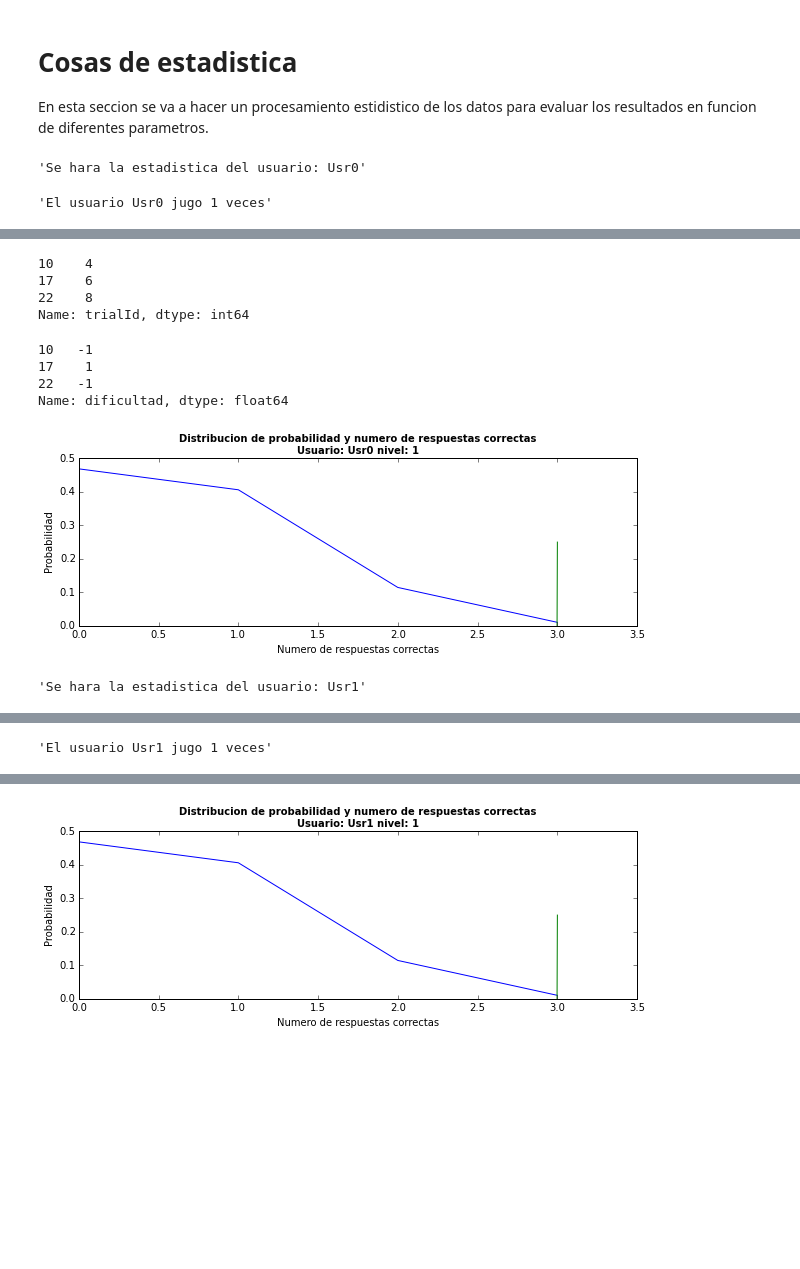
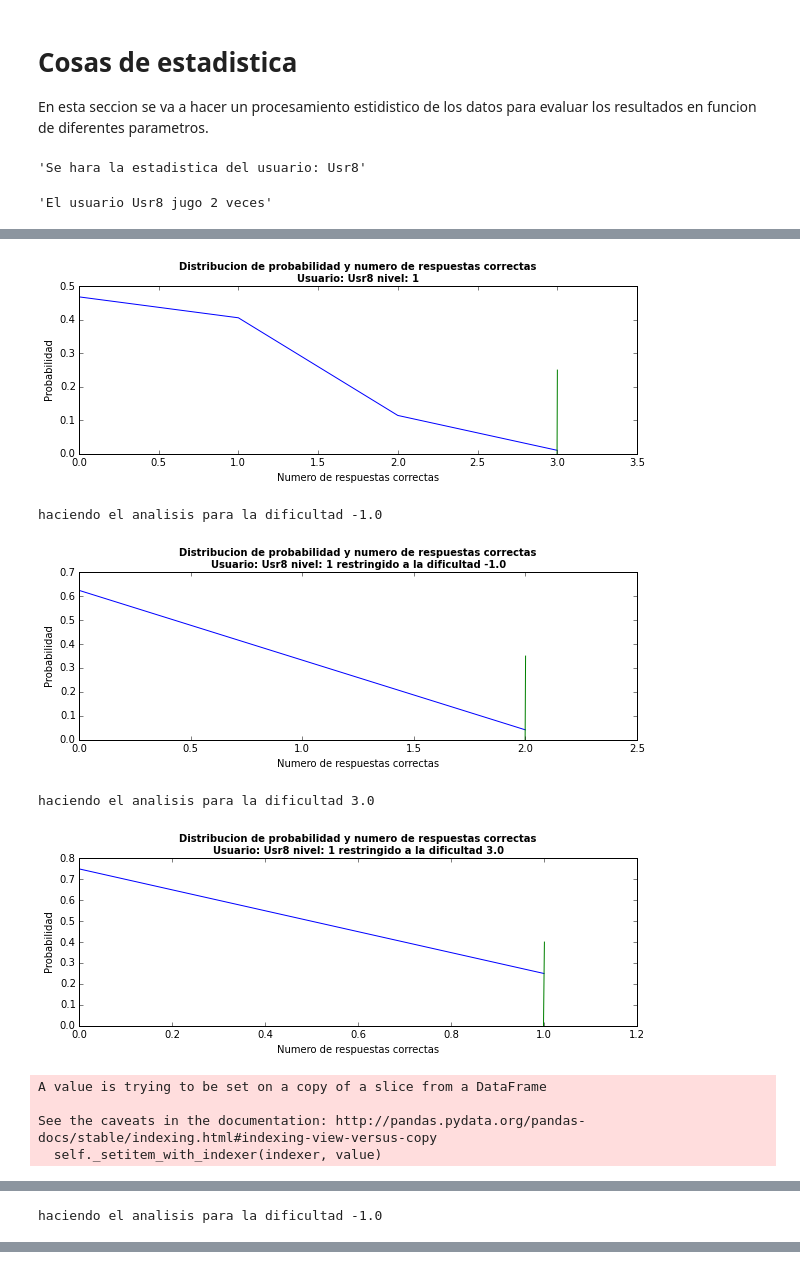
Before and after one commit to IoniUTDT/IPyVisound, a Jupyter notebook: Visound - analisis grafico.ipynb, the cells around one changed output, grey strips where cells are left out. Drawn from its saved outputs; the diff is of its cells as text; code cells hidden in the pictures; blank space fills up the shorter version.

```diff
--- a/Visound - analisis grafico.ipynb
+++ b/Visound - analisis grafico.ipynb
@@ -42,6 +54,8 @@ En esta seccion se va a hacer un procesamiento estidistico de los datos para eva
 from Scripts import fechaLocal
 from Scripts import makeHistogramaTrials
 from Scripts import distribucionDeProbabilidadRandom
+from Scripts import findTrueFirstTouch
+
 import matplotlib.pyplot as plt
 import pandas as pd
 
@@ -60,15 +74,24 @@ for usuario in touchs['Alias'].unique():
             levelInfo = touchsLevel.iloc[0]
             touchsLevelTest = touchsLevel[touchsLevel['tipoDeTrial']=='TEST']
 
-            # Revisar esto!
-            temp = pd.DataFrame(columns=['dificultad'])
+
+            # Extraemos la info de dificultad json del trial
+            temp = pd.DataFrame(columns=['dificultadTrial'])
             for (i,r) in touchsLevelTest.iterrows():
-                e = r['jsonMetaData']
+                e = r['jsonTrial']
+                temp.loc[i] = [e['dificultad']['dificultad']]
+            touchsLevelTest = pd.concat([touchsLevelTest, temp], axis=1)
+            # Extraemos la info de dificultad json del estimulo
+            temp = pd.DataFrame(columns=['dificultadEstimulo'])
+            for (i,r) in touchsLevelTest.iterrows():
+                e = r['jsonMetaDataRta']
                 temp.loc[i] = [e['nivelDificultad']]
             touchsLevelTest = pd.concat([touchsLevelTest, temp], axis=1)
-            display(touchsLevelTest['trialId'])
-            display(touchsLevelTest['dificultad'])
-
+            # Creamos un marcador de dificultad real (porque el del estimulo falla si es 0 pero el del trial falla si el del estimulo es -1)
+            touchsLevelTest['dificultadGlobal'] = touchsLevelTest['dificultadEstimulo']
+            for (i,r) in touchsLevelTest.iterrows():
+                if touchsLevelTest['dificultadEstimulo'].loc[i] == 0:
+                    touchsLevelTest['dificultadGlobal'].loc[i] = touchsLevelTest['dificultadTrial'].loc[i]
 
             histograma = makeHistogramaTrials(touchsLevelTest)
             distribucion = distribucionDeProbabilidadRandom(histograma)
@@ -84,12 +107,41 @@ for usuario in touchs['Alias'].unique():
             ax.plot(x,y)
 
             # Ahora agregamos la marca del numero obtenido, para eso primero hay que calcularlo
-            aciertos = len(touchsLevelTest[touchsLevelTest['isTrue']==True])
+            aciertos = findTrueFirstTouch (touchsLevelTest)
+            #aciertos = len(touchsLevelTest[touchsLevelTest['isTrue']==True])
             x=[aciertos-0.001,aciertos+0.001]
             y=[0,ax.get_ylim()[1]/2]
             color = 'green'
             ax.plot(x,y,color)
             plt.show()
+
+
+            # Repetimos los calculos para diferentes niveles de dificultad
+            dificultades = touchsLevelTest['dificultadGlobal'].unique()
+            for dificultad in dificultades:
+                print ('haciendo el analisis para la dificultad '+str(dificultad))
+                touchsDificultad = touchsLevelTest[touchsLevelTest['dificultadGlobal']==dificultad]
+
+                histograma = makeHistogramaTrials(touchsDificultad)
+                distribucion = distribucionDeProbabilidadRandom(histograma)
+                # Armamos el grafico
+                fig = plt.figure(figsize=(10,3))
+                ax = fig.add_subplot(111)
+                title = 'Distribucion de probabilidad y numero de respuestas correctas \n' + 'Usuario: '+str(usuario) + ' nivel: ' + str(levelInfo['levelId']) + ' restringido a la dificultad '+str(dificultad)
+                ax.set_title(title, fontsize=10, fontweight='bold')
+                ax.set_xlabel('Numero de respuestas correctas')
+                ax.set_ylabel('Probabilidad')
+                x = range(len(distribucion))
+                y = distribucion
+                ax.plot(x,y)
+
+                # Ahora agregamos la marca del numero obtenido, para eso primero hay que calcularlo
+                aciertos = findTrueFirstTouch (touchsDificultad)
+                x=[aciertos-0.001,aciertos+0.001]
+                y=[0,ax.get_ylim()[1]/2]
+                color = 'green'
+                ax.plot(x,y,color)
+                plt.show()
 # %% [output]
-'Se hara la estadistica del usuario: Usr0'
+'Se hara la estadistica del usuario: Usr8'
-'El usuario Usr0 jugo 1 veces'
+'El usuario Usr8 jugo 2 veces'
@@ -97,10 +149,9 @@ for usuario in touchs['Alias'].unique():
+[figure]
-10    4
-17    6
-22    8
-Name: trialId, dtype: int64
+haciendo el analisis para la dificultad -1.0
+[figure, new version]
-10   -1
-17    1
-22   -1
-Name: dificultad, dtype: float64
+haciendo el analisis para la dificultad 3.0
-[figure]
+[figure, added]
-'Se hara la estadistica del usuario: Usr1'
+A value is trying to be set on a copy of a slice from a DataFrame
+
+See the caveats in the documentation: http://pandas.pydata.org/pandas-docs/stable/indexing.html#indexing-view-versus-copy
+  self._setitem_with_indexer(indexer, value)
@@ -107 +159 @@ Name: dificultad, dtype: float64
-'El usuario Usr1 jugo 1 veces'
+haciendo el analisis para la dificultad -1.0
@@ -117 +161,0 @@ Name: dificultad, dtype: float64
-[figure, old version]
```
Also changed, not shown: parts of 9 cells of this notebook, 16 other files.
